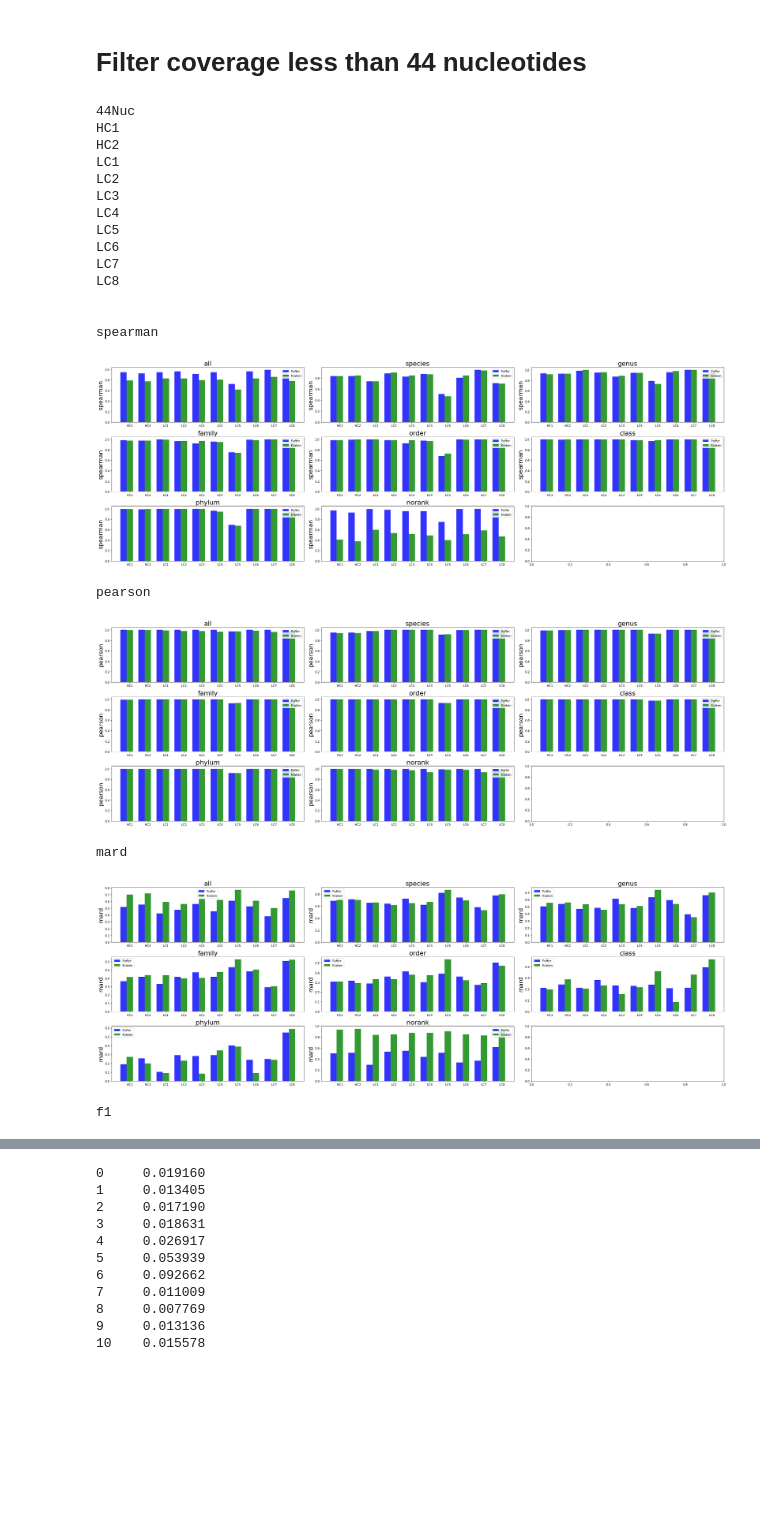
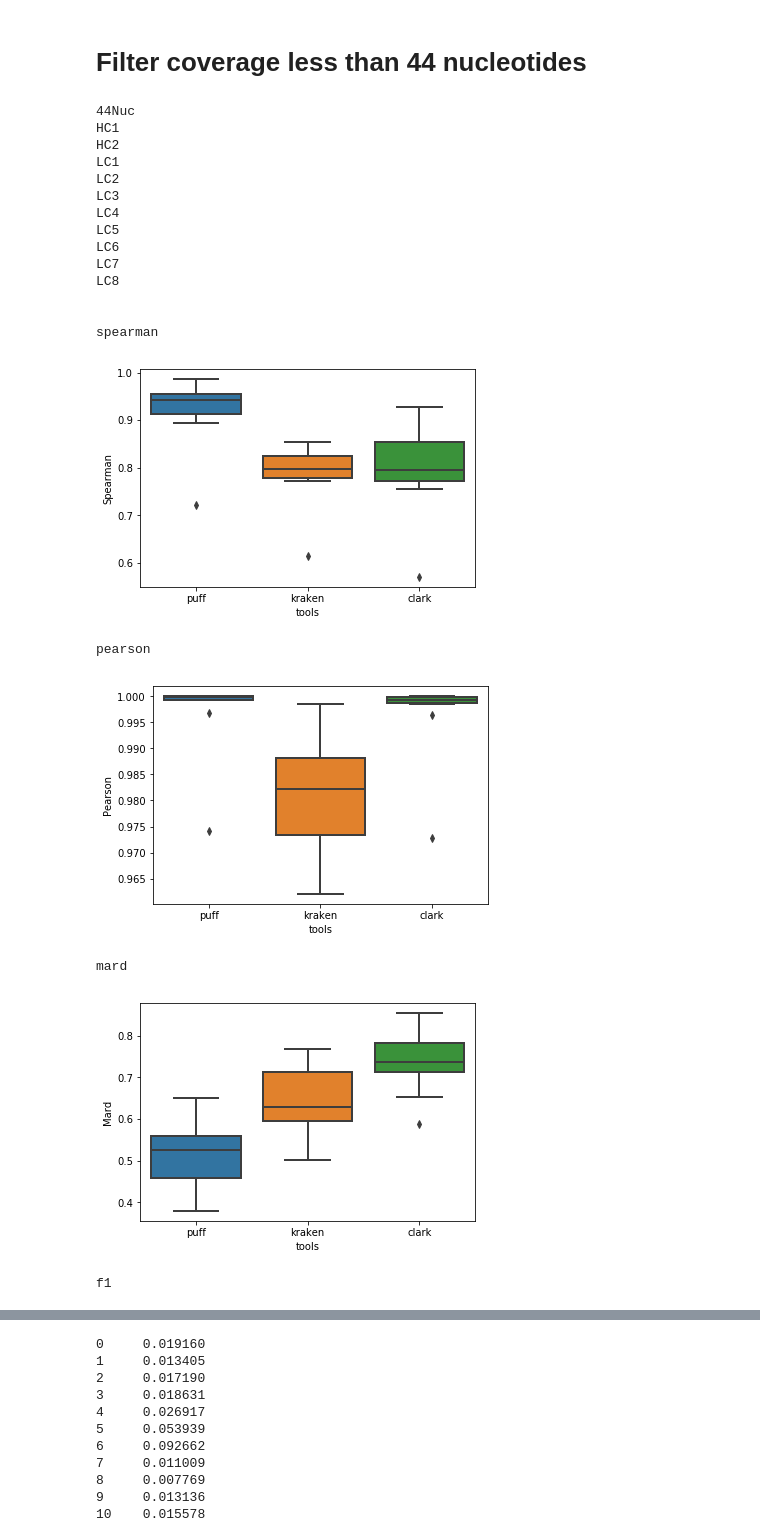
Before and after one commit to fataltes/quickNBs, a Jupyter notebook: pufferfish-krakmap-ISMB.ipynb, the cells around one changed output, grey strips where cells are left out. Cells and saved outputs as stored; diff of their text form; code cells hidden in the pictures; blank space fills up the shorter version.

```diff
--- a/pufferfish-krakmap-ISMB.ipynb
+++ b/pufferfish-krakmap-ISMB.ipynb
@@ -281,6 +415,37 @@ def draw_plots(stats_df):
             i += 1
         plt.tight_layout()
         plt.show()
+# %%
+def draw_box_plots(stats_df, levels, xaxis, hues, title):
+
+    datasets = ['HC1', 'HC2', 'LC1', 'LC2', 'LC3', 'LC4', 'LC5', 'LC6', 'LC7', 'LC8']
+    #levels = ['all', 'species']#, 'genus', 'family', 'order', 'class', 'phylum', 'norank']
+    statistics = ['spearman', 'pearson', 'mard', 'f1']#, 'cnt_f1']
+
+    for st in statistics:
+        print('\n\n{}'.format(st))
+        sb.boxplot(x=xaxis, y=st, hue=hues, data=stats_df[stats_df['level'].isin(levels)], linewidth=2)
+        plt.legend()
+        #plt.title(st, fontsize=22)
+        plt.ylabel(st.title())
+        plt.savefig("{}_{}.pdf".format(title, st))
+        plt.show()
+# %%
+def unpivot(stats_df):
+    stats = ['spearman', 'pearson', 'mard', 'cnt_prec', 'cnt_rec', 'cnt_f1', 'prec', 'rec', 'f1']
+    tools = ['puff', 'kraken', 'clark']
+    unpiv_stats = pd.DataFrame(columns = ['tools', 'dataset', 'level']+stats)
+    #print(unpiv_stats.dtypes)
+    i = 0
+    for idx, r in stats_df.iterrows():
+        for tool in tools:
+            colls = ['dataset', 'level']
+            for s in stats:
+                colls += ['{}_{}'.format(tool, s)]
+            #print('{}: {}'.format(i, tool))
+            unpiv_stats.loc[i] = [tool] + list(r[colls])
+            i+=1
+    return unpiv_stats
 # %% [markdown]
 # No Filtering
 # %%
@@ -352,30 +521,42 @@ cnt_f1
 # Filter coverage less than 44 nucleotides
 # %%
 print("\n\n44Nuc")
+#clark_filtered_df = merge_clark_results('/mnt/scratch2/fatemeh/krakpuff/clark_reports/{}_species_filtered.rpt',
+#                               '/mnt/scratch2/fatemeh/krakpuff/clark_reports/{}_{}_filtered.rpt')
+
 (stats44_df, kraken20, puffer44) = prepare('/mnt/scratch2/fatemeh/krakpuff/truth_files/{}.truth',
                                            '/mnt/scratch2/avi/meta-map/kraken/krakOut/{}.rpt',
                                            '/mnt/scratch2/fatemeh/krakpuff/{}_species44.out',
+                                           clark_filtered_df,
                                     '/mnt/scratch2/fatemeh/krakpuff/statSummary/puff44_krak20.stat')
-draw_plots(stats44_df)
+#draw_plots(stats44_df)
 #stats44_df
+unpivot_stat44 = unpivot(stats44_df)
+unpivot_stat44
+levels = ['all']
+draw_box_plots(unpivot_stat44, levels, 'tools', None, '/mnt/scratch2/fatemeh/krakpuff/statSummary/plots/filt44_all')
+levels = ['species', 'genus', 'family', 'order', 'class', 'phylum']
+draw_box_plots(unpivot_stat44, levels, 'level', 'tools','/mnt/scratch2/fatemeh/krakpuff/statSummary/plots/filt44_levels')
+levels = ['norank']
+draw_box_plots(unpivot_stat44[unpivot_stat44['spearman'] != 0], levels, 'tools', None, '/mnt/scratch2/fatemeh/krakpuff/statSummary/plots/filt44_norank')
 # %% [output]
 44Nuc
 HC1
 HC2
 LC1
 LC2
 LC3
 LC4
 LC5
 LC6
 LC7
 LC8
 
 
 spearman
-[figure, old version]
+[figure, new version]
 pearson
-[figure, old version]
+[figure, new version]
 mard
-[figure, old version]
+[figure, new version]
 f1
```
Also changed, not shown: parts of 28 cells of this notebook.
